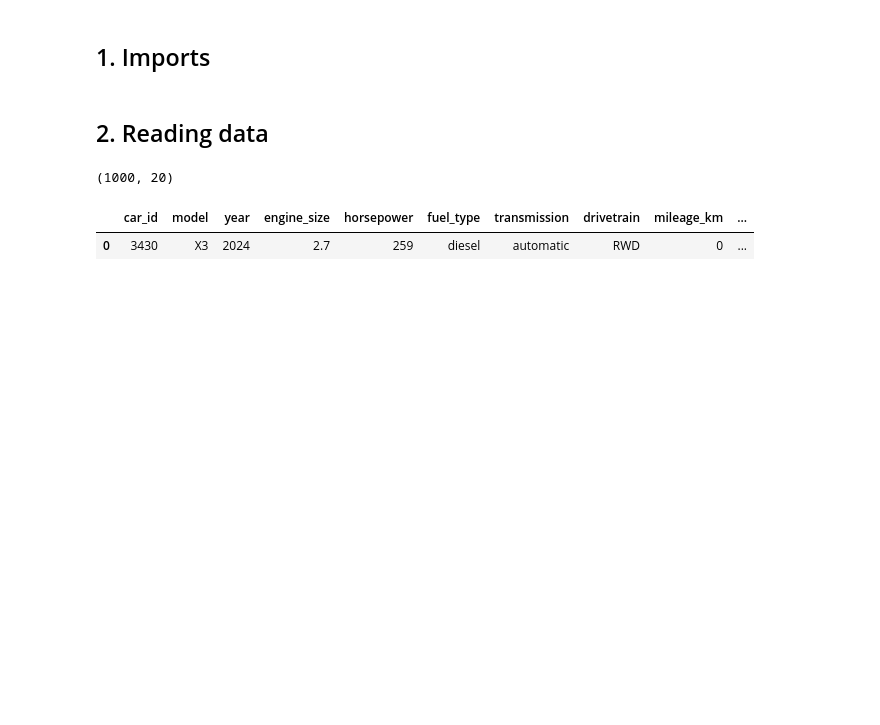
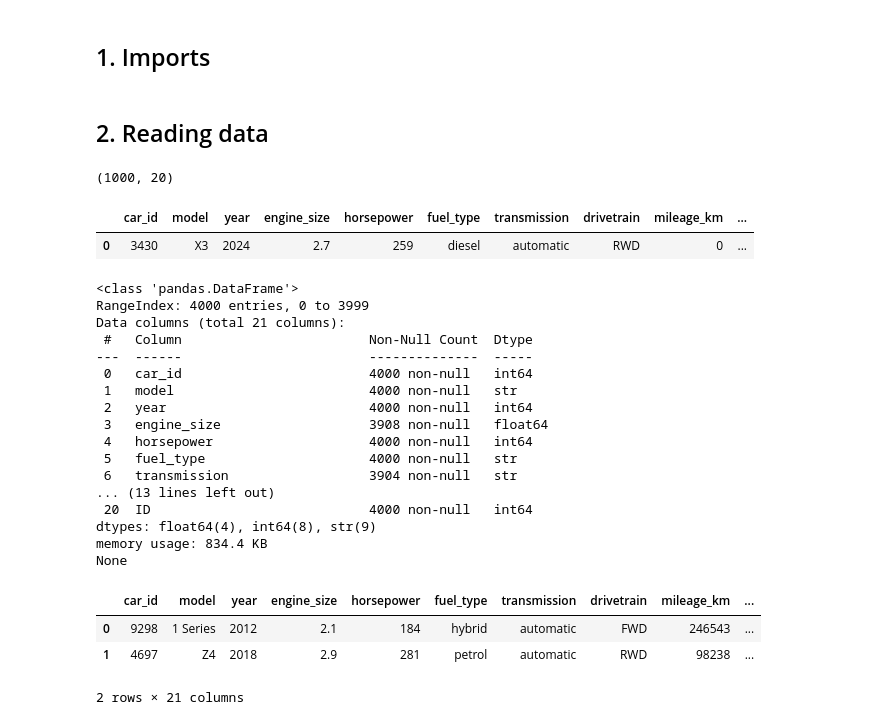
Before and after one commit to Indraadhikari/DAT200-Machine-Learning, a Jupyter notebook: CA5/CA5_Group_11.ipynb, the cells around one changed output. Drawn from its saved outputs; the diff is of its cells as text; code cells hidden in the pictures; blank space fills up the shorter version.

```diff
--- a/CA5/CA5_Group_11.ipynb
+++ b/CA5/CA5_Group_11.ipynb
@@ -34,3 +34,30 @@ test.head(1)
 (1000, 20)
 |  | car_id | model | year | engine_size | horsepower | fuel_type | transmission | drivetrain | mileage_km | ... |
 | 0 | 3430 | X3 | 2024 | 2.7 | 259 | diesel | automatic | RWD | 0 | ... |
+# %%
+# Load the train data
+df = pd.read_csv("train.csv")
+print(df.info())
+df.head(2)
+# %% [output]
+<class 'pandas.DataFrame'>
+RangeIndex: 4000 entries, 0 to 3999
+Data columns (total 21 columns):
+ #   Column                        Non-Null Count  Dtype
+---  ------                        --------------  -----
+ 0   car_id                        4000 non-null   int64
+ 1   model                         4000 non-null   str
+ 2   year                          4000 non-null   int64
+ 3   engine_size                   3908 non-null   float64
+ 4   horsepower                    4000 non-null   int64
+ 5   fuel_type                     4000 non-null   str
+ 6   transmission                  3904 non-null   str
+... (13 lines left out)
+ 20  ID                            4000 non-null   int64
+dtypes: float64(4), int64(8), str(9)
+memory usage: 834.4 KB
+None
+|  | car_id | model | year | engine_size | horsepower | fuel_type | transmission | drivetrain | mileage_km | ... |
+| 0 | 9298 | 1 Series | 2012 | 2.1 | 184 | hybrid | automatic | FWD | 246543 | ... |
+| 1 | 4697 | Z4 | 2018 | 2.9 | 281 | petrol | automatic | RWD | 98238 | ... |
+2 rows × 21 columns
```
Also changed, not shown: parts of 5 cells of this notebook.
